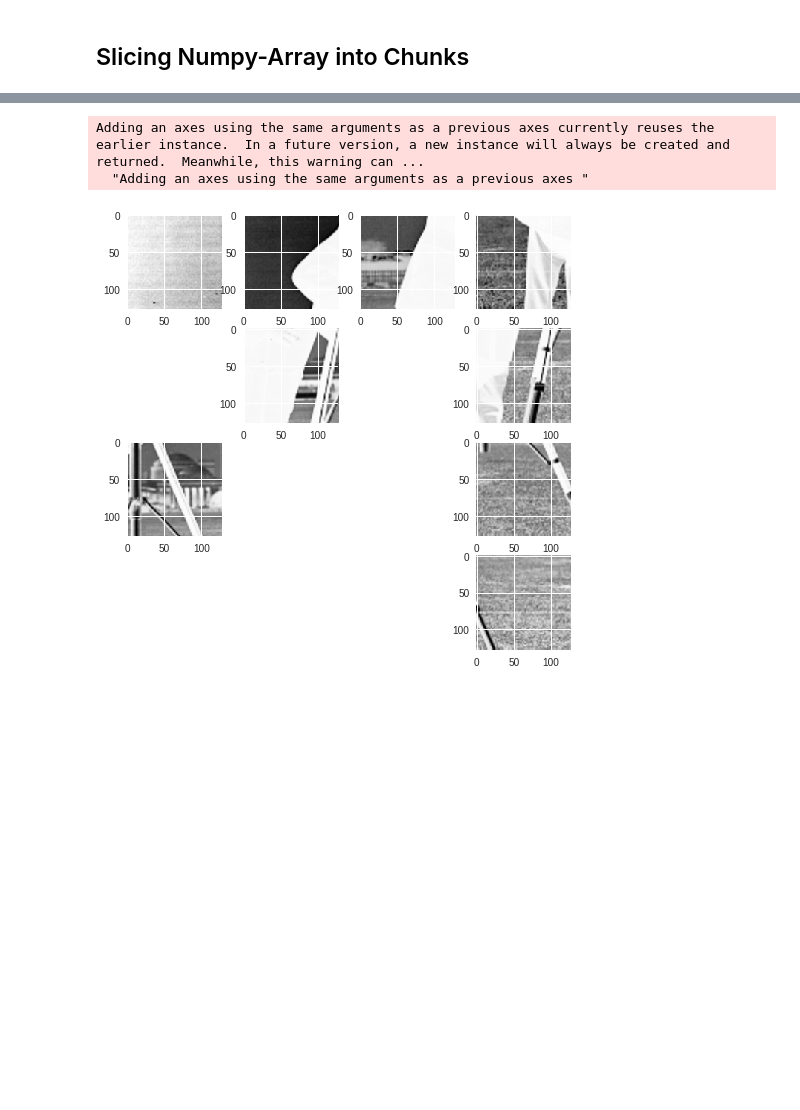
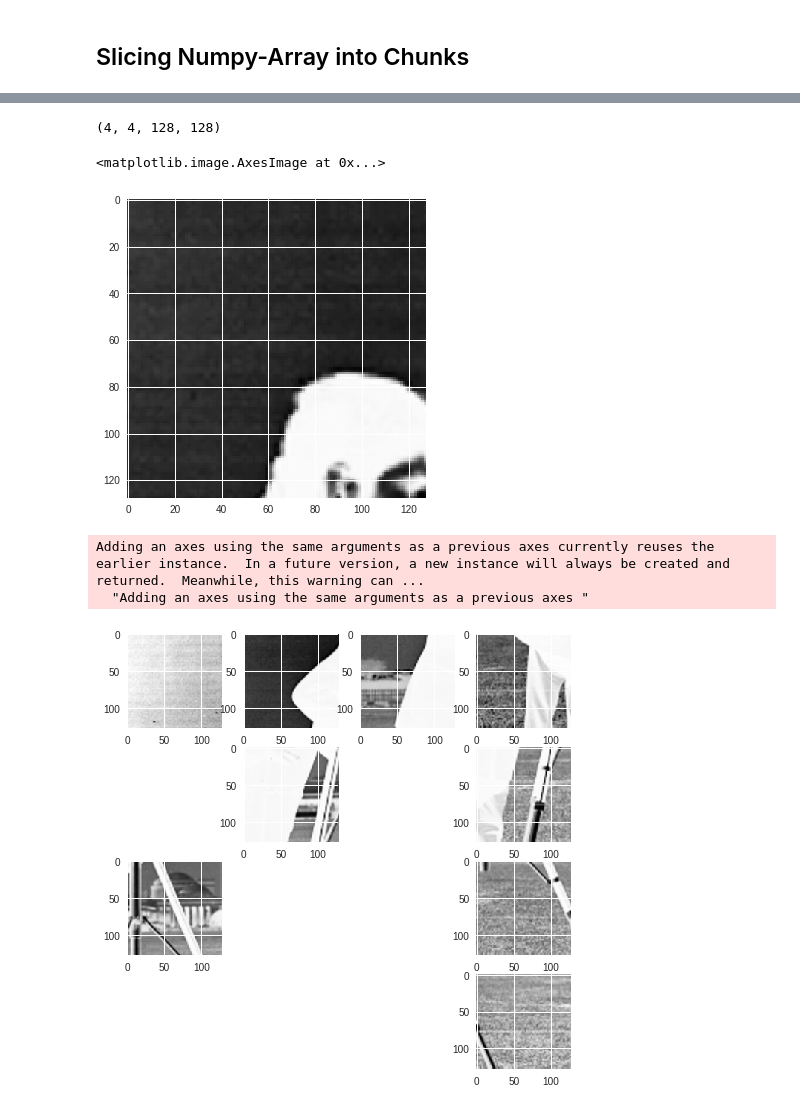
Before and after one commit to aakashv000/Machine-Learning-Lab-CS3103, a Jupyter notebook: Lab_8_Bag_of_Visual_Words.ipynb, the cells around one changed output, grey strips where cells are left out. Saved outputs shown, nothing was run; the diff lists cells and outputs as text; code cells hidden in the pictures; blank space fills up the shorter version.

```diff
--- a/Lab_8_Bag_of_Visual_Words.ipynb
+++ b/Lab_8_Bag_of_Visual_Words.ipynb
@@ -116,3 +132,13 @@ print(np.shape(img_patches))
+# %%
+# img_patches = [np.array_split(strip, n_chunks_y, axis=0) for strip in img_strips]    # if strips are vertical
+img_patches = [np.array_split(strip, n_chunks_y, axis=1) for strip in img_strips]    # if strips are horizontal
+
+print(np.shape(img_patches))
+plt.imshow(img_patches[0][1])
+# %% [output]
+(4, 4, 128, 128)
+<matplotlib.image.AxesImage at 0x...>
+[figure, added]
 # %%
 # TODO: Not properly oriented and some patches missing
 fig = plt.figure(figsize=(DIM_PATCH[0]/16, DIM_PATCH[1]/16))
```
Also changed, not shown: parts of 11 cells of this notebook.
